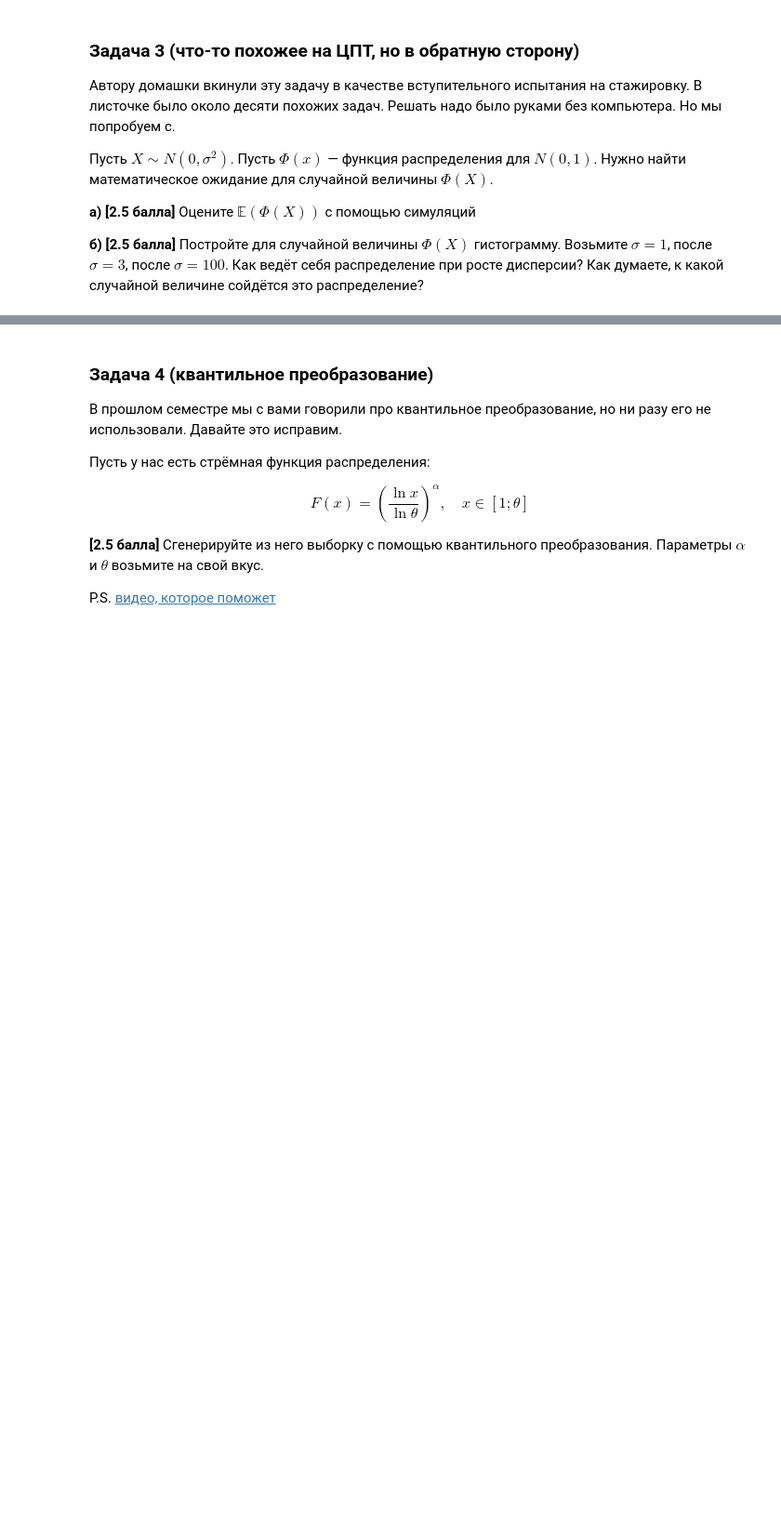
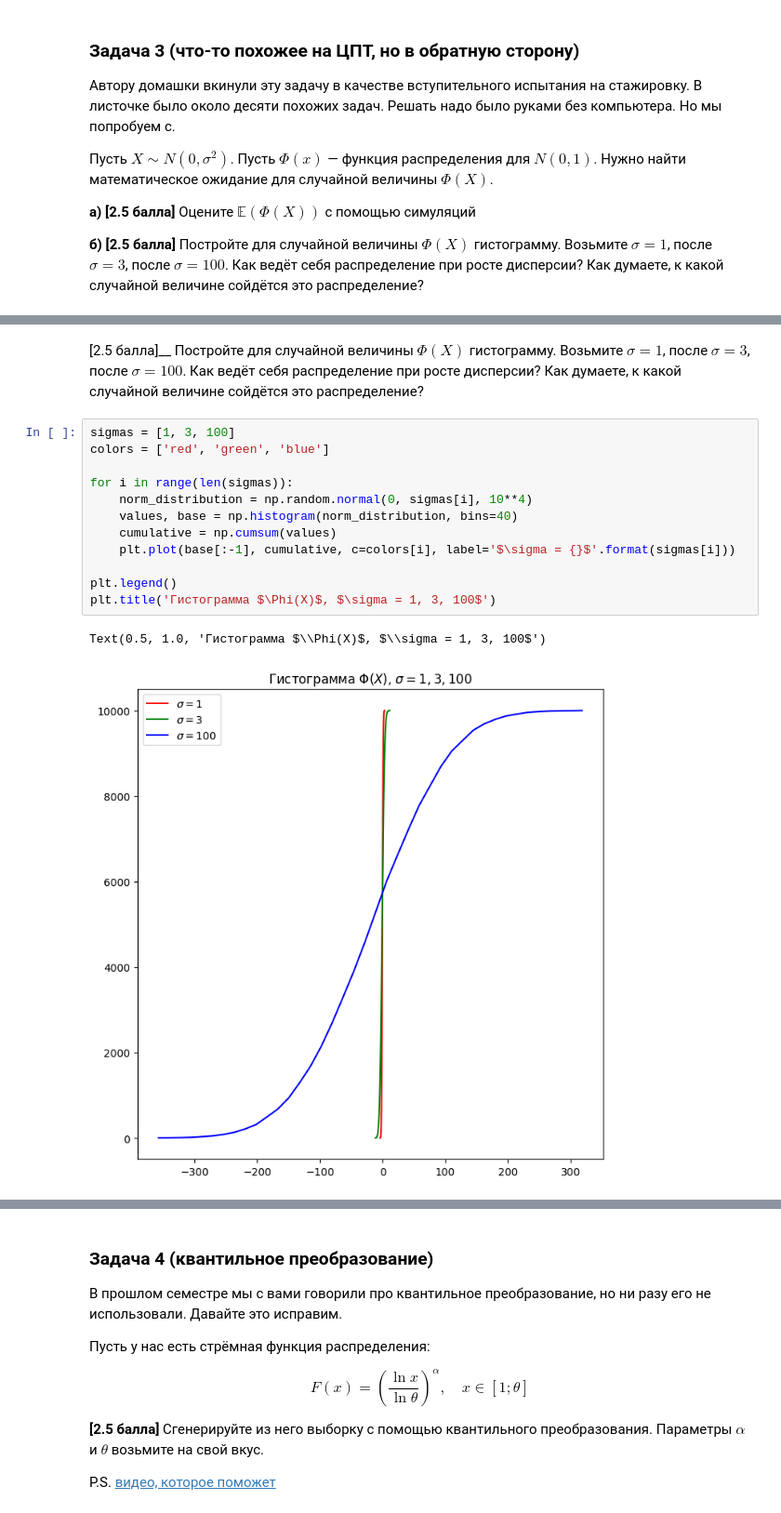
Before and after one commit to olegoid/yet_another_matstat_course, a Jupyter notebook: hw_matstat/hw-01- 007-OLEG-DEMCHENKO.ipynb, the cells around one changed output, grey strips where cells are left out. Shown at 93% size. Drawn from its saved outputs; the diff is of its cells as text; blank space fills up the shorter version.

```diff
--- a/hw_matstat/hw-01- 007-OLEG-DEMCHENKO.ipynb
+++ b/hw_matstat/hw-01- 007-OLEG-DEMCHENKO.ipynb
@@ -559,0 +575,17 @@ __б) [2.5 балла]__ Постройте для случайной велич
+# %% [markdown]
+[2.5 балла]__ Постройте для случайной величины $\Phi(X)$ гистограмму. Возьмите $\sigma = 1$, после $\sigma = 3$, после $\sigma = 100$. Как ведёт себя распределение при росте дисперсии? Как думаете, к какой случайной величине сойдётся это распределение?
+# %%
+sigmas = [1, 3, 100]
+colors = ['red', 'green', 'blue']
+
+for i in range(len(sigmas)):
+    norm_distribution = np.random.normal(0, sigmas[i], 10**4)
+    values, base = np.histogram(norm_distribution, bins=40)
+    cumulative = np.cumsum(values)
+    plt.plot(base[:-1], cumulative, c=colors[i], label='$\sigma = {}$'.format(sigmas[i]))
+
+plt.legend()
+plt.title('Гистограмма $\Phi(X)$, $\sigma = 1, 3, 100$')
+# %% [output]
+Text(0.5, 1.0, 'Гистограмма $\\Phi(X)$, $\\sigma = 1, 3, 100$')
+[figure, added]
```
Also changed, not shown: parts of 18 cells of this notebook.
